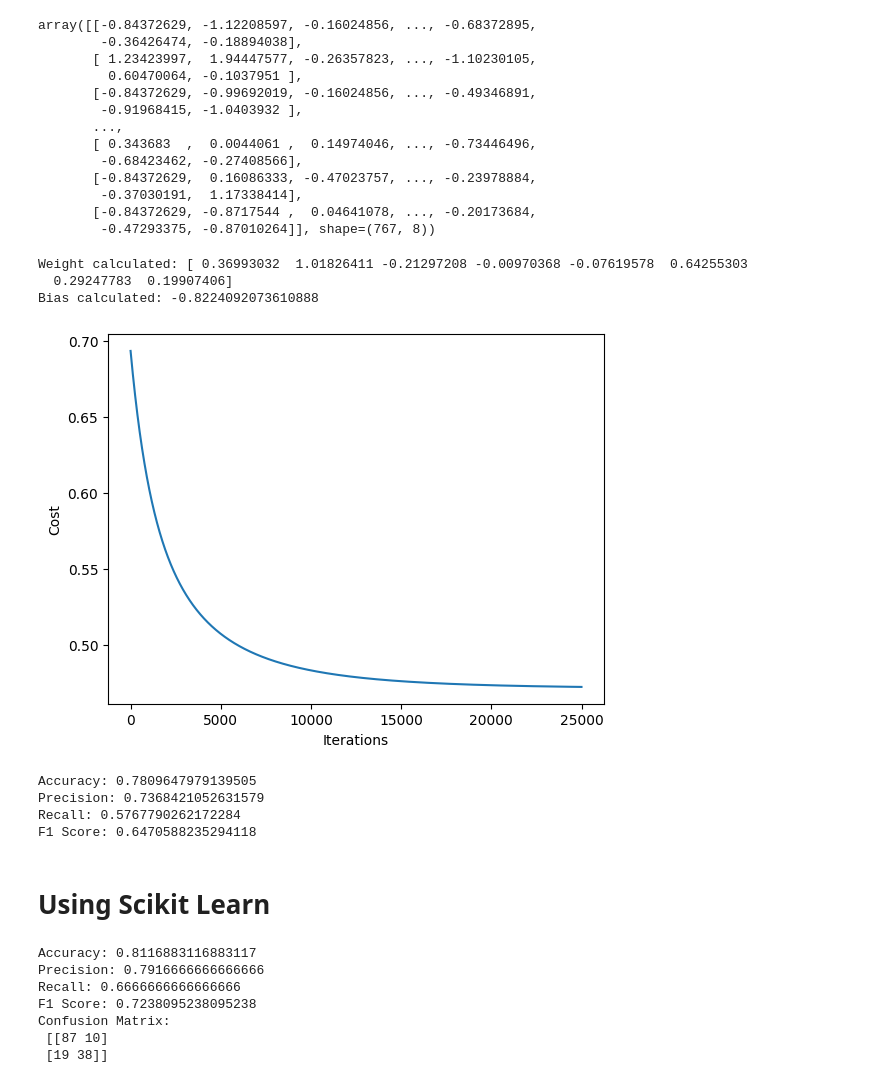
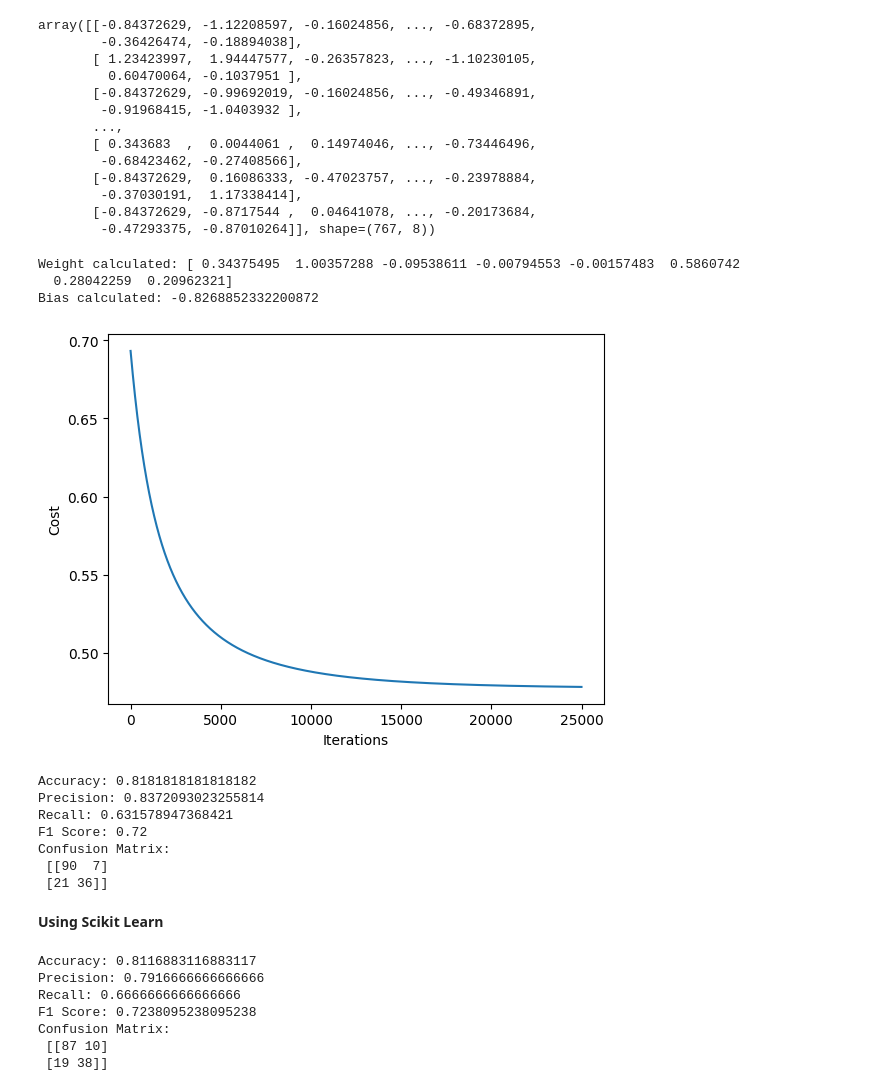
Before and after one commit to gtisgod/Diabetes-Onset, a Jupyter notebook: Diabetes onset.ipynb, the cells around one changed output. Cells and saved outputs as stored; diff of their text form; code cells hidden in the pictures.

```diff
--- a/Diabetes onset.ipynb
+++ b/Diabetes onset.ipynb
@@ -91,36 +98,47 @@ def cost_calc(x,y,w,b,fx):
 # %%
 def main():
     lr = 0.001
     iterations = 25000
-    w = np.zeros(x.shape[1])
-    b=0
-    w,b,cost,y_pred = logisregress(x,y,w,b,lr,iterations)
+    X_train, X_test, y_train, y_test = train_test_split(x, y, test_size=0.2, random_state=42)
+
+    w = np.zeros(X_train.shape[1])
+    b = 0
+
+    w, b, cost, train_preds = logisregress(X_train, y_train, w, b, lr, iterations)
 
     print(f"Weight calculated: {w}")
     print(f"Bias calculated: {b}")
 
     plt.plot(range(iterations),cost)
     plt.xlabel("Iterations")
     plt.ylabel("Cost")
     plt.show()
 
-    print("Accuracy:", accuracy_score(y, y_pred))
-    print("Precision:", precision_score(y, y_pred))
-    print("Recall:", recall_score(y, y_pred))
-    print("F1 Score:", f1_score(y, y_pred))
+    z_test = np.dot(X_test, w) + b
+    fx_test = 1 / (1 + np.exp(-z_test))
+    y_pred_test = (fx_test >= 0.55).astype(int)
+
+    print("Accuracy:", accuracy_score(y_test, y_pred_test))
+    print("Precision:", precision_score(y_test, y_pred_test))
+    print("Recall:", recall_score(y_test, y_pred_test))
+    print("F1 Score:", f1_score(y_test, y_pred_test))
+    print("Confusion Matrix: \n", confusion_matrix(y_test, y_pred_test))
 
 main()
 # %% [output]
-Weight calculated: [ 0.36993032  1.01826411 -0.21297208 -0.00970368 -0.07619578  0.64255303
-  0.29247783  0.19907406]
-Bias calculated: -0.8224092073610888
+Weight calculated: [ 0.34375495  1.00357288 -0.09538611 -0.00794553 -0.00157483  0.5860742
+  0.28042259  0.20962321]
+Bias calculated: -0.8268852332200872
-[figure, old version]
+[figure, new version]
-Accuracy: 0.7809647979139505
-Precision: 0.7368421052631579
-Recall: 0.5767790262172284
-F1 Score: 0.6470588235294118
+Accuracy: 0.8181818181818182
+Precision: 0.8372093023255814
+Recall: 0.631578947368421
+F1 Score: 0.72
+Confusion Matrix:
+ [[90  7]
+ [21 36]]
-# %% [markdown]
-# Using Scikit Learn
+# %% [markdown]
+**Using Scikit Learn**
 # %%
 x_train,x_test,y_train,y_test=train_test_split(x,y,test_size=0.2,random_state=42)
 model = LogisticRegression()
```
Also changed, not shown: parts of 10 cells of this notebook.
